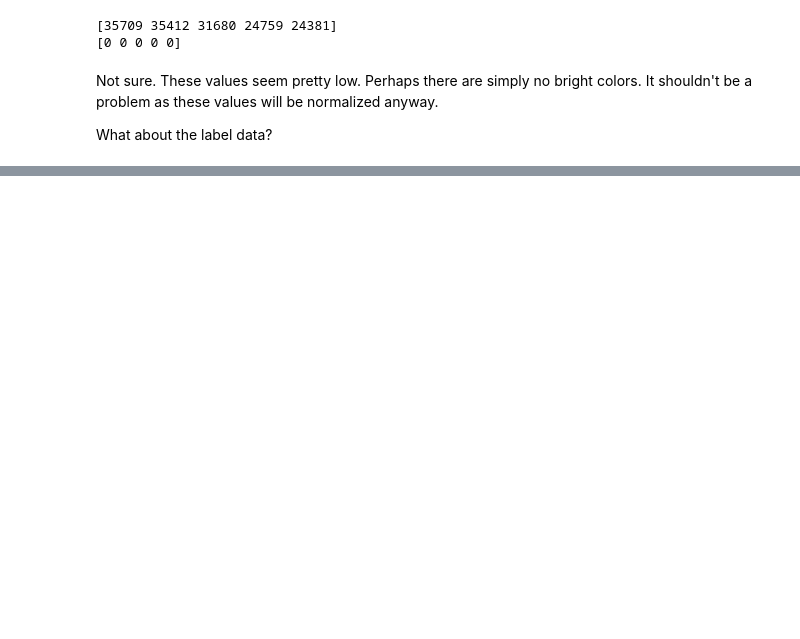
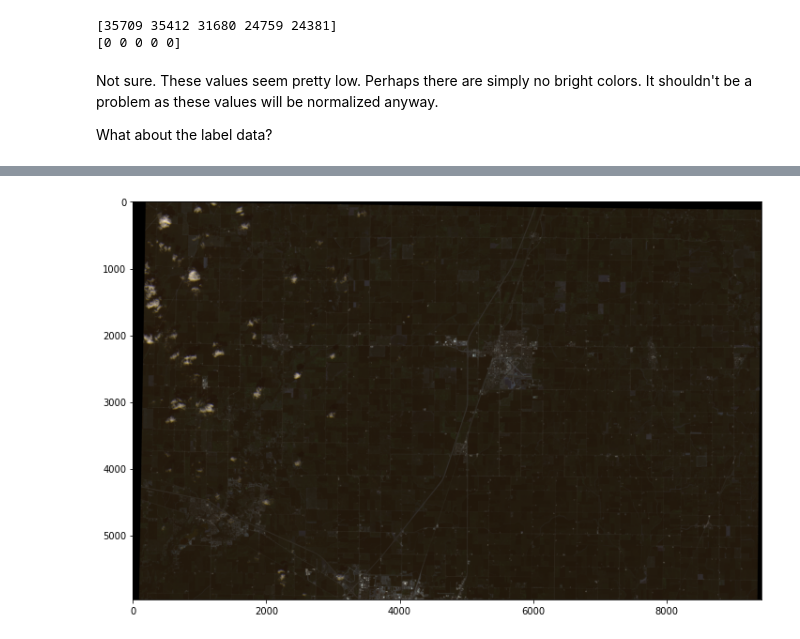
Before and after one commit to mstone121/crop_classification, a Jupyter notebook: classify_crops.ipynb, the cells around one changed output, grey strips where cells are left out. Saved outputs shown, nothing was run; the diff lists cells and outputs as text; code cells hidden in the pictures; blank space fills up the shorter version.

```diff
--- a/classify_crops.ipynb
+++ b/classify_crops.ipynb
@@ -9,6 +12,15 @@ import numpy as np
 from osgeo import gdal
 from dbfread import DBF
 from pandas import DataFrame
+# %%
+%matplotlib inline
+
+import matplotlib.pyplot as plt
+mpl.rc('figure' ,figsize=[12, 12])
+mpl.rc('figure', dpi=72)
+mpl.rc('axes', labelsize=14)
+mpl.rc('xtick', labelsize=12)
+mpl.rc('ytick', labelsize=12)
 # %% [markdown]
 ## Load Data
 <hr>
@@ -82,0 +127,9 @@ This checks out. I guess Background is never used as are probably many others. C
+# %%
+def convert_training_to_rgb(data):
+    rgb = np.moveaxis(data[:3], 0, -1)
+    return rgb / rgb.max()
+
+plt.imshow(convert_training_to_rgb(full_training_data))
+plt.show()
+# %% [output]
+[figure, added]
```
Also changed, not shown: parts of 15 cells of this notebook.
